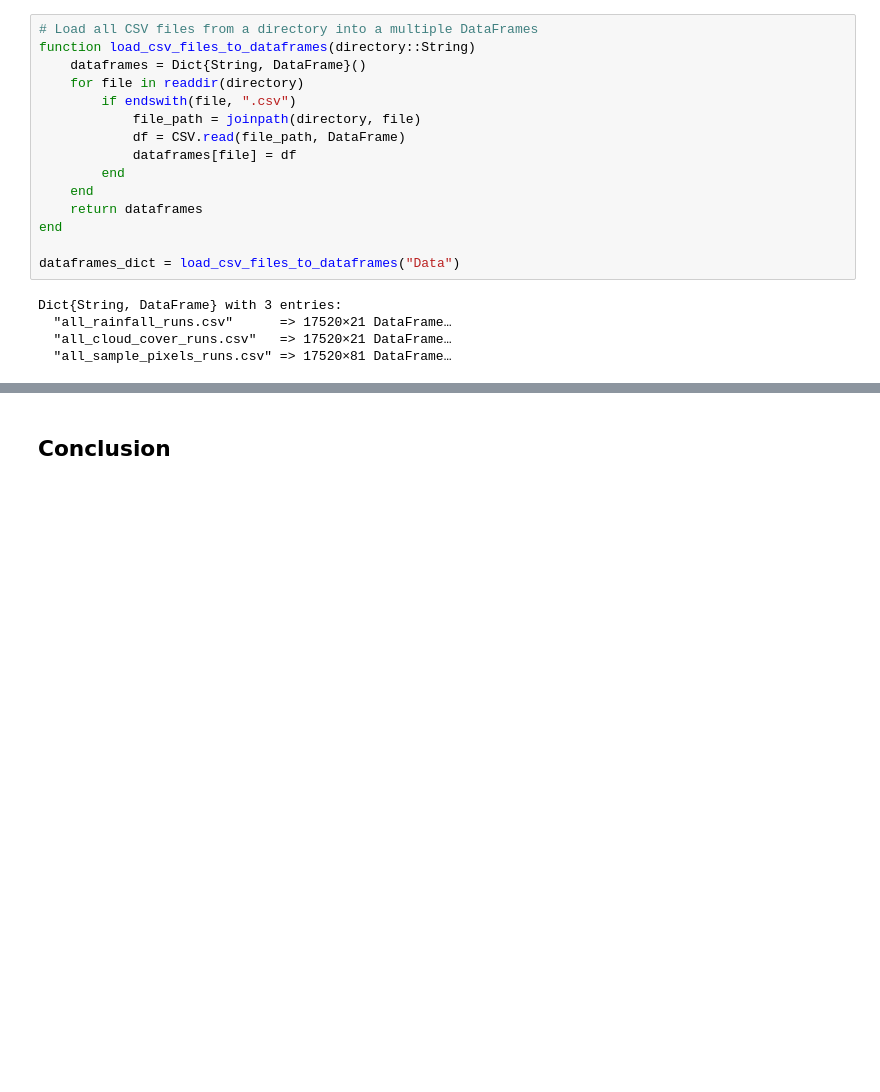
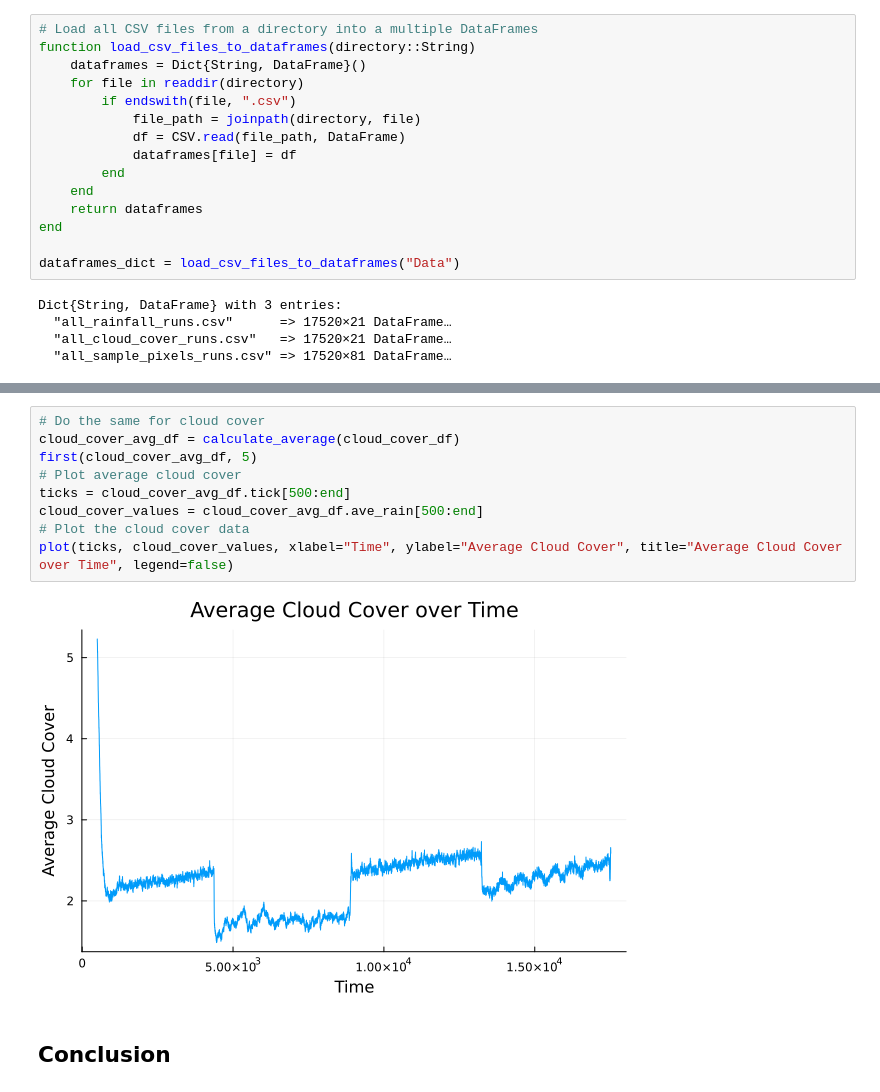
Before and after one commit to MStirmel02/MTH445Final, a Jupyter notebook: MTH445FinalProj.ipynb, the cells around one changed output, grey strips where cells are left out. Drawn from its saved outputs; the diff is of its cells as text; blank space fills up the shorter version.

```diff
--- a/MTH445FinalProj.ipynb
+++ b/MTH445FinalProj.ipynb
@@ -600,2 +643,13 @@ plot(ticks, rainfall_values, xlabel="Time", ylabel="Rainfall", title="Rainfall o
+# %%
+# Do the same for cloud cover
+cloud_cover_avg_df = calculate_average(cloud_cover_df)
+first(cloud_cover_avg_df, 5)
+# Plot average cloud cover
+ticks = cloud_cover_avg_df.tick[500:end]
+cloud_cover_values = cloud_cover_avg_df.ave_rain[500:end]
+# Plot the cloud cover data
+plot(ticks, cloud_cover_values, xlabel="Time", ylabel="Average Cloud Cover", title="Average Cloud Cover over Time", legend=false)
+# %% [output]
+[figure, added]
 # %% [markdown]
 ## Conclusion
```
Also changed, not shown: parts of 4 cells of this notebook.
